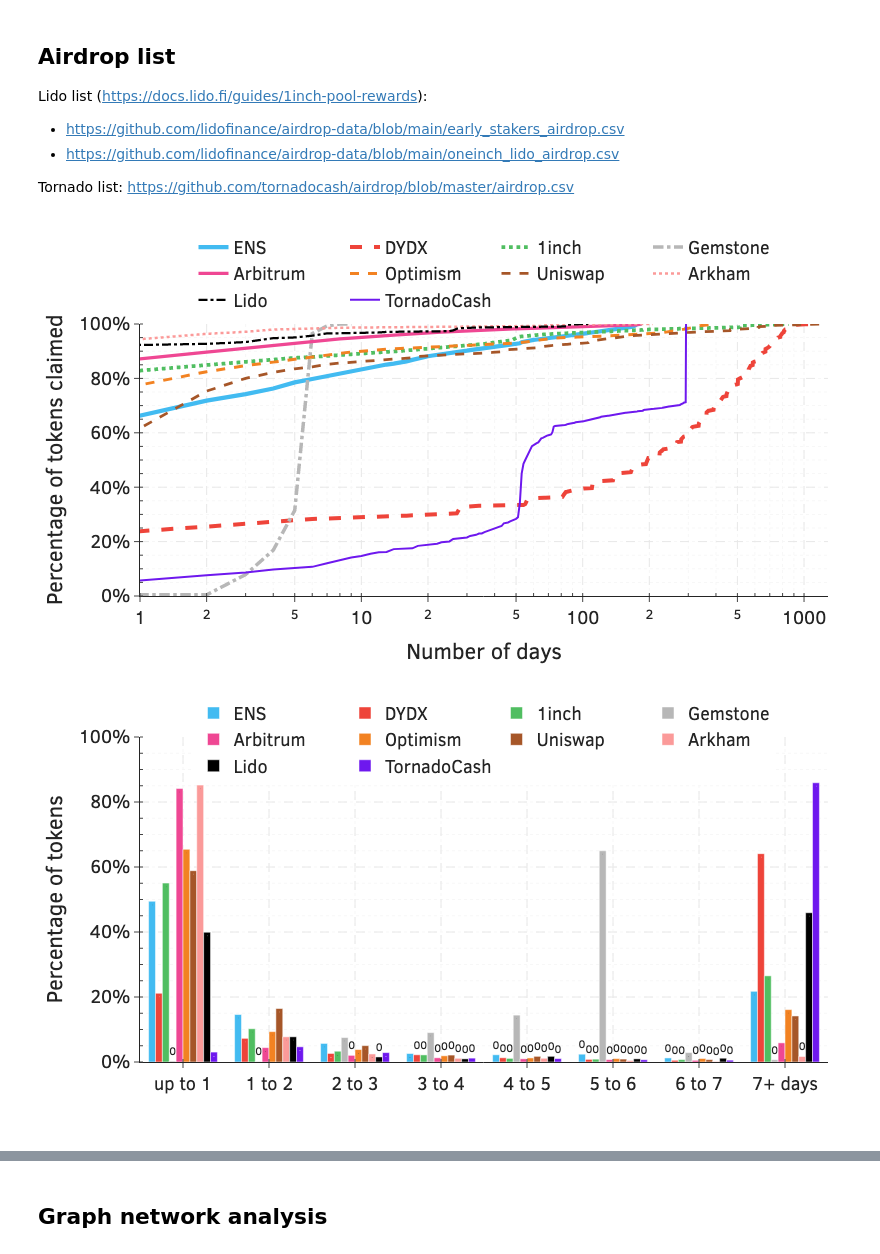
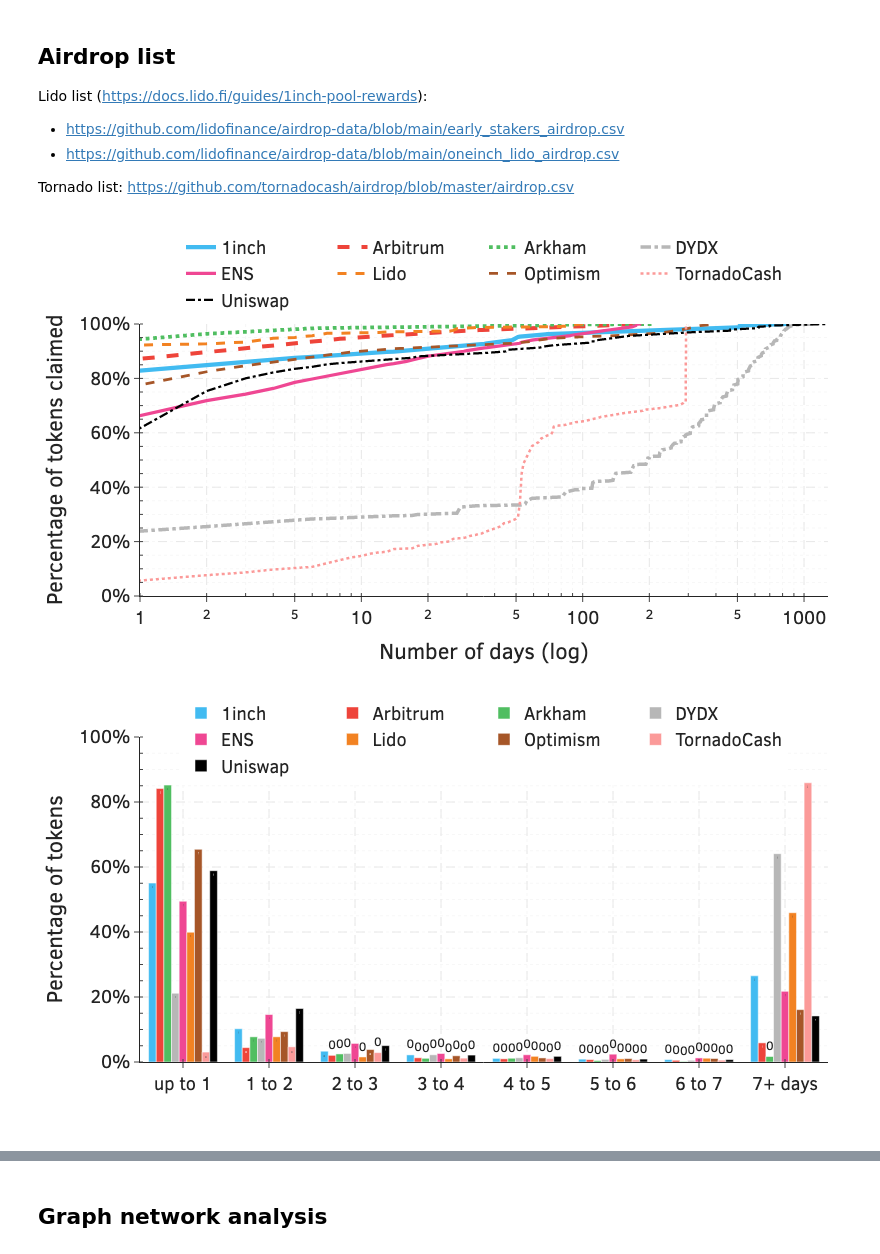
Before and after one commit to johnnatan-messias/research-proj-airdrop, a Jupyter notebook: notebooks/03-airdrop-eda.ipynb, the cells around one changed output, grey strips where cells are left out. Cells and saved outputs as stored; diff of their text form; code cells hidden in the pictures.

```diff
--- a/notebooks/03-airdrop-eda.ipynb
+++ b/notebooks/03-airdrop-eda.ipynb
@@ -29,8 +29,10 @@ import plotly.graph_objects as go
 from plot_utils import get_plotly_layout, colors, percentiles, ECDF
 import networkx as nx
 # %%
-protocols = ["ens", "dydx", "1inch", "gemstone", "arbitrum",
-             "optimism", "uniswap", "arkham", "lido", "tornado"]
+# protocols = ["ens", "dydx", "1inch", "gemstone", "arbitrum",
+#              "optimism", "uniswap", "arkham", "lido", "tornado"]
+protocols = ['1inch', 'arbitrum', 'arkham', 'dydx',
+             'ens', 'lido', 'optimism', 'tornado', 'uniswap']
 # %%
 # Define shared attributes to avoid redundancy
 common_styles = {
@@ -38,8 +40,9 @@ common_styles = {
     "style": ["solid", "dash", "dot", "dashdot", "solid", "dash", "dash", "dot", "dashdot", "solid"]
 }
 
-labels = ["ENS", "DYDX", "1inch", "Gemstone", "Arbitrum",
-          "Optimism", "Uniswap", "Arkham", "Lido", "TornadoCash"]
+labels = ['1inch', 'Arbitrum', 'Arkham', 'DYDX',
+          'ENS', 'Lido', 'Optimism', 'TornadoCash', 'Uniswap']
+
 colors_list = [
     colors["blue"], colors["red"], colors["green"], colors["grey"], colors["pink"],
     colors["orange"], colors["brown"], colors["light_yellow"], colors["black"], colors["purple"]
@@ -398,35 +396,35 @@ for protocol in protocols:
         )
         .with_row_index(name="days_since_start")
         .select(["days_since_start", "claimed_fraction"])
         .collect()
     )
 
     fig.add_trace(go.Scatter(
         x=df["days_since_start"],
         y=df["claimed_fraction"],
         mode="lines",
         line=dict(
             color=plot_settings[protocol]['color'],
             width=plot_settings[protocol]['width'],
             dash=plot_settings[protocol]['style']
         ),
         name=plot_settings[protocol]['label']
     ))
 
 # Update layout
 fig.update_layout(
-    xaxis_title="Number of days",
+    xaxis_title="Number of days (log)",
     yaxis_title="Percentage of tokens claimed",
     legend=dict(xanchor="center", x=0.5, y=1.35, orientation="h"))
 
 fig.update_xaxes(type="log")
 fig.update_yaxes(tickformat=".0%", range=[0, 1])
 
 # Export and display
 fig.write_image(os.path.join(plots_dir, "tokens_claimed_per_day.pdf"))
 fig.show("png")
 # %% [output]
-[figure, old version]
+[figure, new version]
 # %%
 # Constants
 bins = [0, 24, 48, 72, 96, 120, 144, 168]
@@ -482,7 +480,7 @@ fig.update_yaxes(range=[0, 1], tickformat=".0%")
 fig.write_image(os.path.join(plots_dir, "claim_delay.pdf"))
 fig.show("png")
 # %% [output]
-[figure, old version]
+[figure, new version]
 # %%
 fig = go.Figure(layout=get_plotly_layout(width=800, height=450))
 
```
Also changed, not shown: parts of 38 cells of this notebook, 1 other file.
